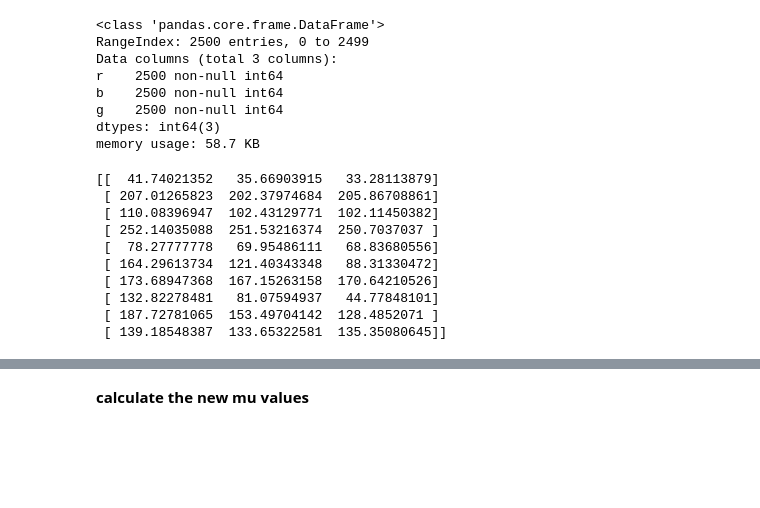
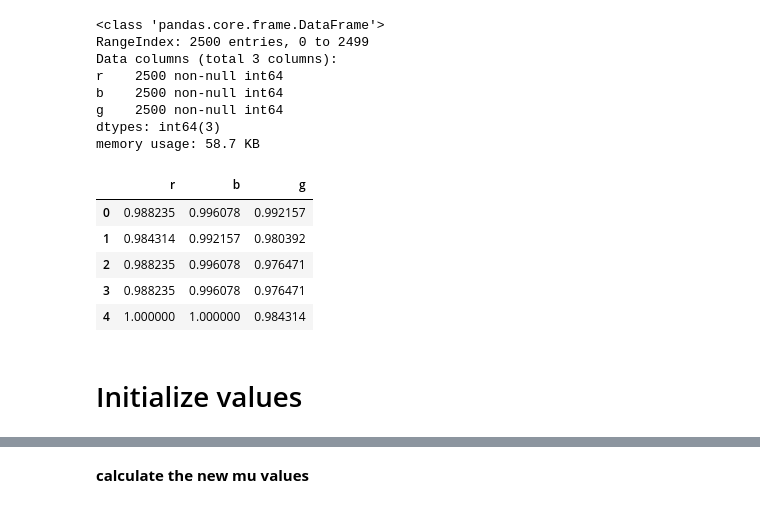
Before and after one commit to EloiseRosen/HW7, a Jupyter notebook: hw7_problem2.ipynb, the cells around one changed output, grey strips where cells are left out. Cells and saved outputs as stored; diff of their text form; code cells hidden in the pictures; blank space fills up the shorter version.

```diff
--- a/hw7_problem2.ipynb
+++ b/hw7_problem2.ipynb
@@ -72,4 +72,16 @@ b    2500 non-null int64
 g    2500 non-null int64
 dtypes: int64(3)
 memory usage: 58.7 KB
+# %%
+# later, e ^ - big_number will give us underflow issues.
+# if we rescale the data so that the resulting numbers won't be so big we can avoid that
+df = df/255
+df.head()
+# %% [output]
+|  | r | b | g |
+| 0 | 0.988235 | 0.996078 | 0.992157 |
+| 1 | 0.984314 | 0.992157 | 0.980392 |
+| 2 | 0.988235 | 0.996078 | 0.976471 |
+| 3 | 0.988235 | 0.996078 | 0.976471 |
+| 4 | 1.000000 | 1.000000 | 0.984314 |
 # %%
@@ -76,2 +92,4 @@ memory usage: 58.7 KB
 num_segments = 10 # more intuitive to think about this as clusters than "segments" I think
+# %% [markdown]
+# Initialize values
 # %%
@@ -96,13 +113,0 @@ mu, pi = random_initialization(num_segments, df)
-# %%
-print(mu)
-# %% [output]
-[[  41.74021352   35.66903915   33.28113879]
- [ 207.01265823  202.37974684  205.86708861]
- [ 110.08396947  102.43129771  102.11450382]
- [ 252.14035088  251.53216374  250.7037037 ]
- [  78.27777778   69.95486111   68.83680556]
- [ 164.29613734  121.40343348   88.31330472]
- [ 173.68947368  167.15263158  170.64210526]
- [ 132.82278481   81.07594937   44.77848101]
- [ 187.72781065  153.49704142  128.4852071 ]
- [ 139.18548387  133.65322581  135.35080645]]
```
Also changed, not shown: parts of 63 cells of this notebook.
